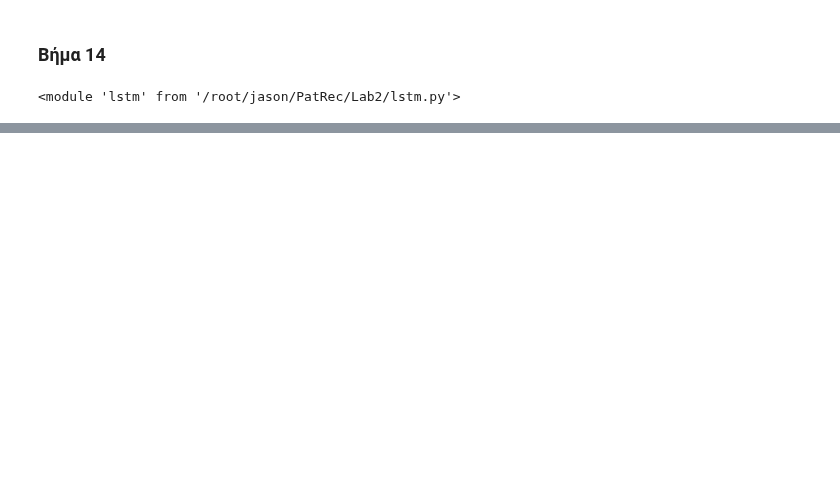
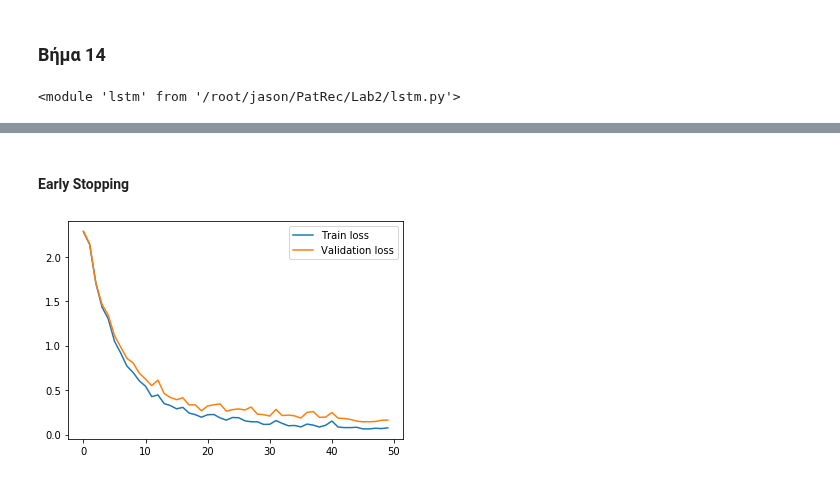
Before and after one commit to JasonChatzitheodorou/PatRec, a Jupyter notebook: Lab2/PatRec_Lab2.ipynb, the cells around one changed output, grey strips where cells are left out. Cells and saved outputs as stored; diff of their text form; code cells hidden in the pictures; blank space fills up the shorter version.

```diff
--- a/Lab2/PatRec_Lab2.ipynb
+++ b/Lab2/PatRec_Lab2.ipynb
@@ -759,0 +788,2 @@ plt.show()
+# %% [markdown]
+#### Early Stopping
@@ -759,0 +828,18 @@ plt.show()
+# %%
+if not os.path.isfile('model_early.pkl'):
+    model_early, train_loss_early, val_loss_early = train_lstm_early(train_loader, val_loader, num_layers=2, dropout=0.2, weight_decay=0.001)
+
+    joblib.dump(model_early, 'model_early.pkl')
+    joblib.dump(train_loss_early, 'train_loss_early.pkl')
+    joblib.dump(val_loss_early, 'val_loss_early.pkl')
+else:
+    model_early = torch.load('model_early_stopping.pkl')
+    train_loss_early = joblib.load('train_loss_early.pkl')
+    val_loss_early = joblib.load('val_loss_early.pkl')
+# %%
+plt.plot(train_loss_early, label='Train loss')
+plt.plot(val_loss_early, label='Validation loss')
+plt.legend()
+plt.show()
+# %% [output]
+[figure, added]
```
Also changed, not shown: parts of 25 cells of this notebook, 12 other files.
